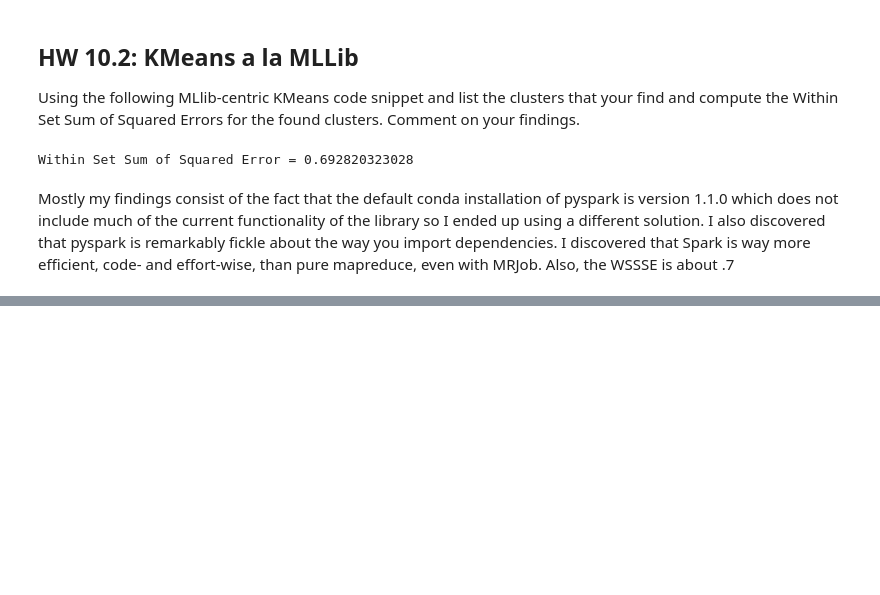
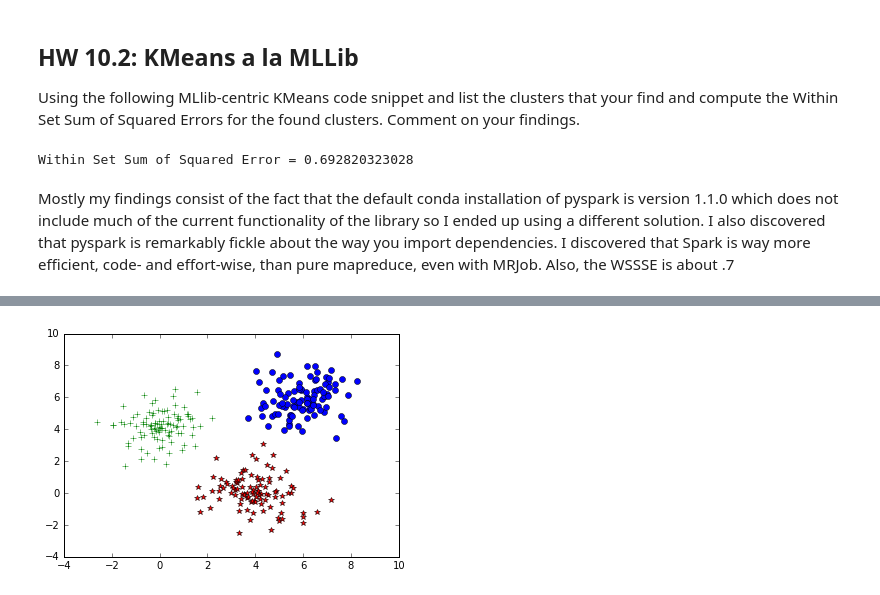
Before and after one commit to dails08/261, a Jupyter notebook: week10/HW10.ipynb, the cells around one changed output, grey strips where cells are left out. Cells and saved outputs as stored; diff of their text form; code cells hidden in the pictures; blank space fills up the shorter version.

```diff
--- a/week10/HW10.ipynb
+++ b/week10/HW10.ipynb
@@ -161,0 +173,14 @@ Mostly my findings consist of the fact that the default conda installation of py
+# %%
+import numpy as np
+import pylab
+import json
+
+size1 = size2 = size3 = 100
+samples1 = np.random.multivariate_normal([4, 0], [[1, 0],[0, 1]], size1)
+data = samples1
+samples2 = np.random.multivariate_normal([6, 6], [[1, 0],[0, 1]], size2)
+data = np.append(data,samples2, axis=0)
+samples3 = np.random.multivariate_normal([0, 4], [[1, 0],[0, 1]], size3)
+data = np.append(data,samples3, axis=0)
+# Randomlize data
+data = data[np.random.permutation(size1+size2+size3),]
@@ -161,0 +189,7 @@ Mostly my findings consist of the fact that the default conda installation of py
+# %%
+pylab.plot(samples1[:, 0], samples1[:, 1],'*', color = 'red')
+pylab.plot(samples2[:, 0], samples2[:, 1],'o',color = 'blue')
+pylab.plot(samples3[:, 0], samples3[:, 1],'+',color = 'green')
+pylab.show()
+# %% [output]
+[figure, added]
```
Also changed, not shown: parts of 11 cells of this notebook.
